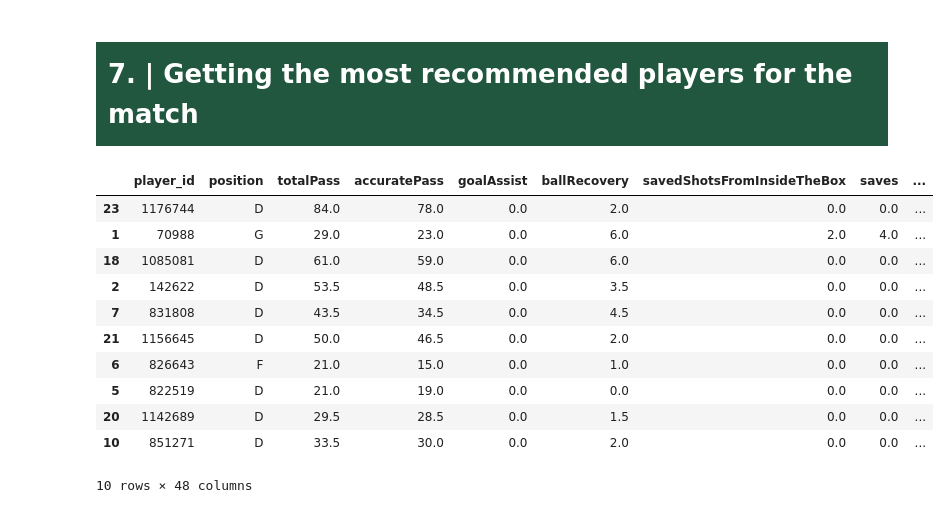
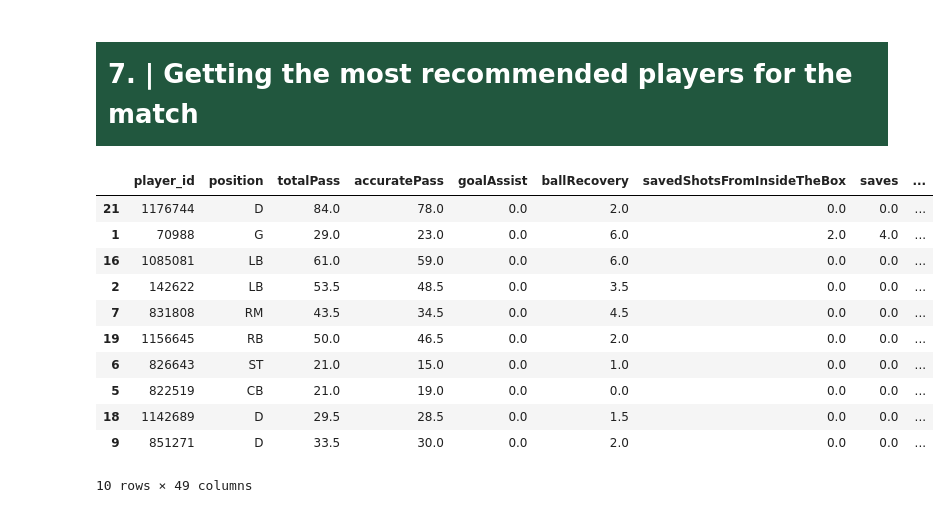
Before and after one commit to AI-Assistant-for-Football-Tactical/AI, a Jupyter notebook: pre_match.ipynb, the cells around one changed output. Saved outputs shown, nothing was run; the diff lists cells and outputs as text; code cells hidden in the pictures.

```diff
--- a/pre_match.ipynb
+++ b/pre_match.ipynb
@@ -264,9 +264,27 @@ def get_player_real_position(api_base: str, match_id: int, team_name: str) -> pd
                         avg_x = sum(x_coords) / len(x_coords)
                         avg_y = sum(y_coords) / len(y_coords)
 
+                        # Position Inference Logic
+                        specific_role = player_role
+                        if player_role == 'G': specific_role = 'G'
+                        elif player_role == 'D':
+                            if avg_y < 33: specific_role = 'RB'
+                            elif avg_y > 66: specific_role = 'LB'
+                            else: specific_role = 'CB'
+                        elif player_role == 'M':
+                            if avg_y < 33: specific_role = 'RM'
+                            elif avg_y > 66: specific_role = 'LM'
+                            else: specific_role = 'CM'
+                        elif player_role == 'F':
+                            if avg_y < 33: specific_role = 'RW'
+                            elif avg_y > 66: specific_role = 'LW'
+                            else: specific_role = 'ST'
+
                         real_positions.append({
+                            'player_id': player_id,
                             'player_name': player_name,
                             'role': player_role,
+                            'specific_role': specific_role,
                             'avg_x': avg_x,
                             'avg_y': avg_y
                         })
@@ -706,43 +1115,71 @@ formation_suggestions(api_base , 2829)
 # %% [markdown]
 # <div style="font-family: Trebuchet MS; background-color:rgba(33, 87, 62, 1); color: #FFFFFF; padding: 12px; line-height: 1.5;">7. | Getting the most recommended players for the match </div>
 # %%
-def get_top_recommended_players(players_df, top_n=10):
-    '''Returns the top N recommended players based on calculated scores.'''
+def get_top_recommended_players(players_df, real_pos_df=None, top_n=10):
+    '''Returns the top N recommended players based on calculated scores, using Real Position if available.'''
     try:
         if 'score' not in players_df.columns:
             return 'Player scores not yet calculated. Run Section 5.'
 
-        # Sort by score descending\n
-        sorted_players = players_df.sort_values(by='score', ascending=False)
+        # Create a copy to avoid modifying the original dataframe structure issues
+        df_to_process = players_df.copy()
+
+        # Merge with Real Positions if available
+        if real_pos_df is not None and hasattr(real_pos_df, 'columns') and 'specific_role' in real_pos_df.columns:
+            try:
+                # Merge using player_id if available in both
+                if 'player_id' in df_to_process.columns and 'player_id' in real_pos_df.columns:
+                    df_to_process['player_id'] = df_to_process['player_id'].astype(str)
+                    real_pos_df['player_id'] = real_pos_df['player_id'].astype(str)
+                    temp_real = real_pos_df.copy()
+                    temp_real['player_id'] = temp_real['player_id'].astype(str)
+
+                    merged = df_to_process.merge(temp_real[['player_id', 'specific_role']],
+                                                 on='player_id', how='left')
+
+                    # Update 'position'
+                    if 'position' in merged.columns and 'specific_role' in merged.columns:
+                        merged['position'] = merged['specific_role'].fillna(merged['position'])
+
+                    df_to_process = merged
+                else:
+                    print("Warning: player_id column missing in one of the dataframes. Cannot merge real positions.")
+            except Exception as e_merge:
+                print(f"Warning: Could not merge real positions: {e_merge}")
+
+        # Sort by score descending
+        sorted_players = df_to_process.sort_values(by='score', ascending=False)
         return sorted_players.head(top_n)
     except Exception as e:
         return f'Error: {e}'
 
-# Execution\n
+# Execution
 try:
     if 'player_stats' in locals():
         if isinstance(player_stats, pd.DataFrame):
              if 'score' in player_stats.columns:
-                 top_players = get_top_recommended_players(player_stats)
+                 real_pos = real_positions_df if 'real_positions_df' in locals() else None
+
+                 top_players = get_top_recommended_players(player_stats, real_pos)
                  display(top_players)
              else:
                  print('Score column missing. Please run Section 5 first to calculate scores.')
         else:
              print('player_stats is not a DataFrame (maybe it is a Styler object?). Cannot process.')
     else:
         print('player_stats variable not found. Please ensure previous sections are executed.')
 except Exception as e:
     print(f'Execution error: {e}')
 # %% [output]
 |  | player_id | position | totalPass | accuratePass | goalAssist | ballRecovery | savedShotsFromInsideTheBox | saves | ... |
-| 23 | 1176744 | D | 84.0 | 78.0 | 0.0 | 2.0 | 0.0 | 0.0 | ... |
+| 21 | 1176744 | D | 84.0 | 78.0 | 0.0 | 2.0 | 0.0 | 0.0 | ... |
 | 1 | 70988 | G | 29.0 | 23.0 | 0.0 | 6.0 | 2.0 | 4.0 | ... |
-| 18 | 1085081 | D | 61.0 | 59.0 | 0.0 | 6.0 | 0.0 | 0.0 | ... |
-| 2 | 142622 | D | 53.5 | 48.5 | 0.0 | 3.5 | 0.0 | 0.0 | ... |
-| 7 | 831808 | D | 43.5 | 34.5 | 0.0 | 4.5 | 0.0 | 0.0 | ... |
-| 21 | 1156645 | D | 50.0 | 46.5 | 0.0 | 2.0 | 0.0 | 0.0 | ... |
-| 6 | 826643 | F | 21.0 | 15.0 | 0.0 | 1.0 | 0.0 | 0.0 | ... |
-| 5 | 822519 | D | 21.0 | 19.0 | 0.0 | 0.0 | 0.0 | 0.0 | ... |
-| 20 | 1142689 | D | 29.5 | 28.5 | 0.0 | 1.5 | 0.0 | 0.0 | ... |
-| 10 | 851271 | D | 33.5 | 30.0 | 0.0 | 2.0 | 0.0 | 0.0 | ... |
+| 16 | 1085081 | LB | 61.0 | 59.0 | 0.0 | 6.0 | 0.0 | 0.0 | ... |
+| 2 | 142622 | LB | 53.5 | 48.5 | 0.0 | 3.5 | 0.0 | 0.0 | ... |
+| 7 | 831808 | RM | 43.5 | 34.5 | 0.0 | 4.5 | 0.0 | 0.0 | ... |
+| 19 | 1156645 | RB | 50.0 | 46.5 | 0.0 | 2.0 | 0.0 | 0.0 | ... |
+| 6 | 826643 | ST | 21.0 | 15.0 | 0.0 | 1.0 | 0.0 | 0.0 | ... |
+| 5 | 822519 | CB | 21.0 | 19.0 | 0.0 | 0.0 | 0.0 | 0.0 | ... |
+| 18 | 1142689 | D | 29.5 | 28.5 | 0.0 | 1.5 | 0.0 | 0.0 | ... |
+| 9 | 851271 | D | 33.5 | 30.0 | 0.0 | 2.0 | 0.0 | 0.0 | ... |
-10 rows × 48 columns
+10 rows × 49 columns
```
Also changed, not shown: parts of 4 cells of this notebook, 1 other file.
